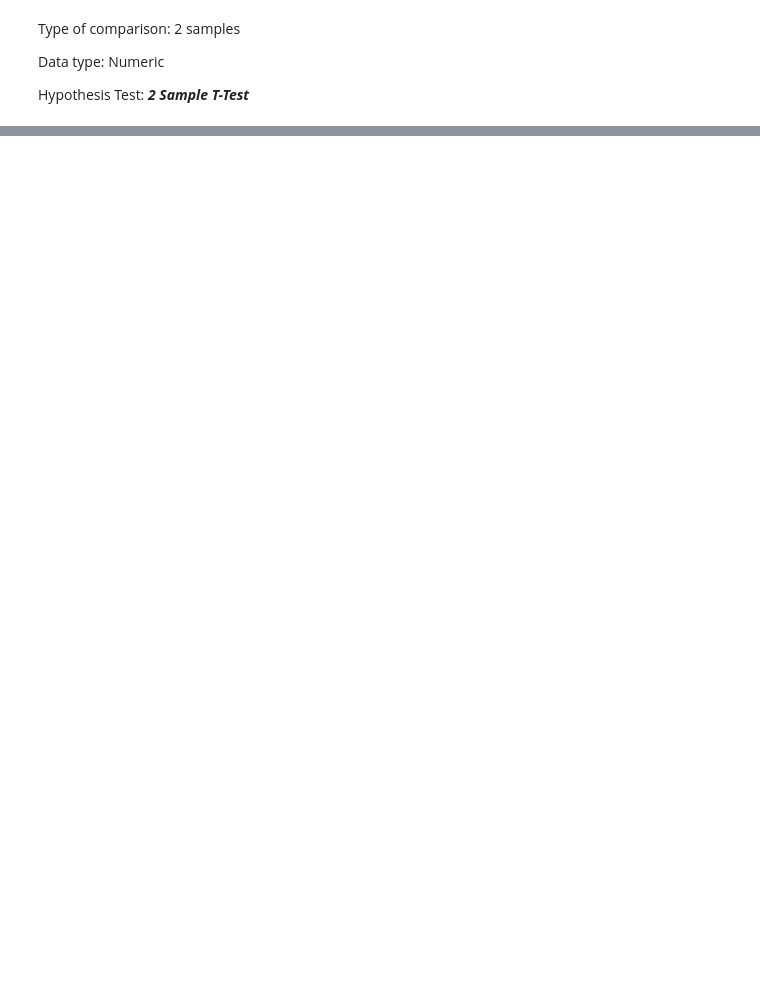
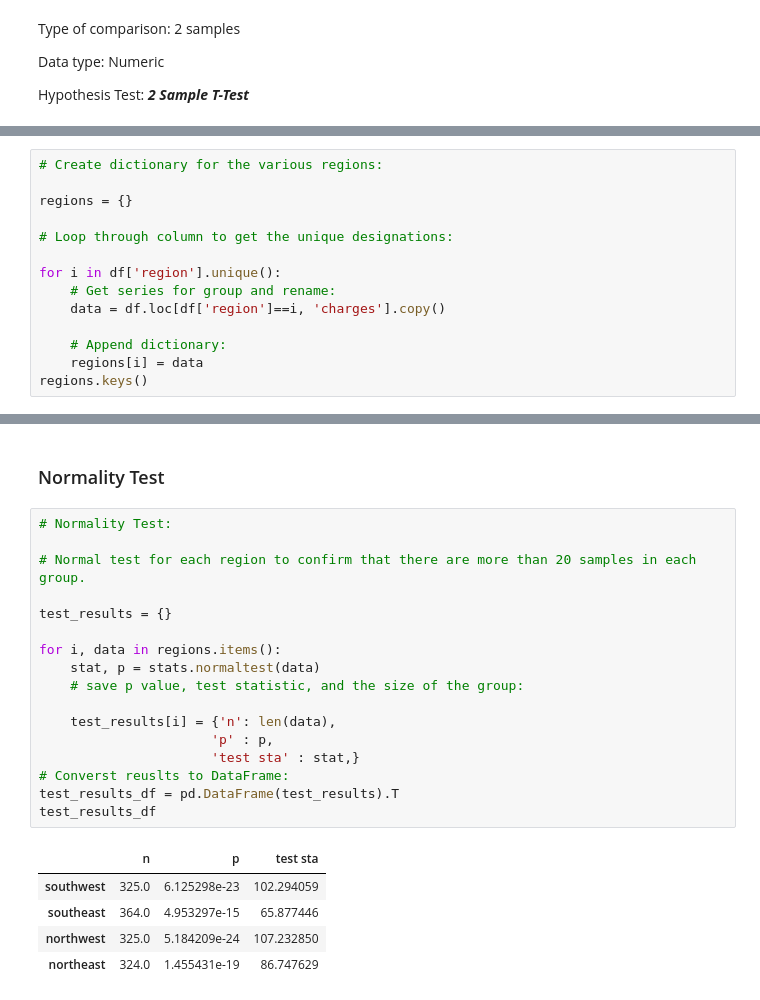
Before and after one commit to starkjones/Hypothesis-Testing, a Jupyter notebook: Hypothesis Testing with Insurance Data.ipynb, the cells around one changed output, grey strips where cells are left out. Cells and saved outputs as stored; diff of their text form; blank space fills up the shorter version.

```diff
--- a/Hypothesis Testing with Insurance Data.ipynb
+++ b/Hypothesis Testing with Insurance Data.ipynb
@@ -47,0 +361,14 @@ nonsmokers = df.loc[df['smoker']=='no'].copy()
+# %%
+# Create dictionary for the various regions:
+
+regions = {}
+
+# Loop through column to get the unique designations:
+
+for i in df['region'].unique():
+    # Get series for group and rename:
+    data = df.loc[df['region']==i, 'charges'].copy()
+
+    # Append dictionary:
+    regions[i] = data
+regions.keys()
@@ -47,0 +418,25 @@ nonsmokers = df.loc[df['smoker']=='no'].copy()
+# %% [markdown]
+### Normality Test
+# %%
+# Normality Test:
+
+# Normal test for each region to confirm that there are more than 20 samples in each group.
+
+test_results = {}
+
+for i, data in regions.items():
+    stat, p = stats.normaltest(data)
+    # save p value, test statistic, and the size of the group:
+
+    test_results[i] = {'n': len(data),
+                      'p' : p,
+                      'test sta' : stat,}
+# Converst reuslts to DataFrame:
+test_results_df = pd.DataFrame(test_results).T
+test_results_df
+# %% [output]
+|  | n | p | test sta |
+| southwest | 325.0 | 6.125298e-23 | 102.294059 |
+| southeast | 364.0 | 4.953297e-15 | 65.877446 |
+| northwest | 325.0 | 5.184209e-24 | 107.232850 |
+| northeast | 324.0 | 1.455431e-19 | 86.747629 |
```
Also changed, not shown: parts of 66 cells of this notebook.
